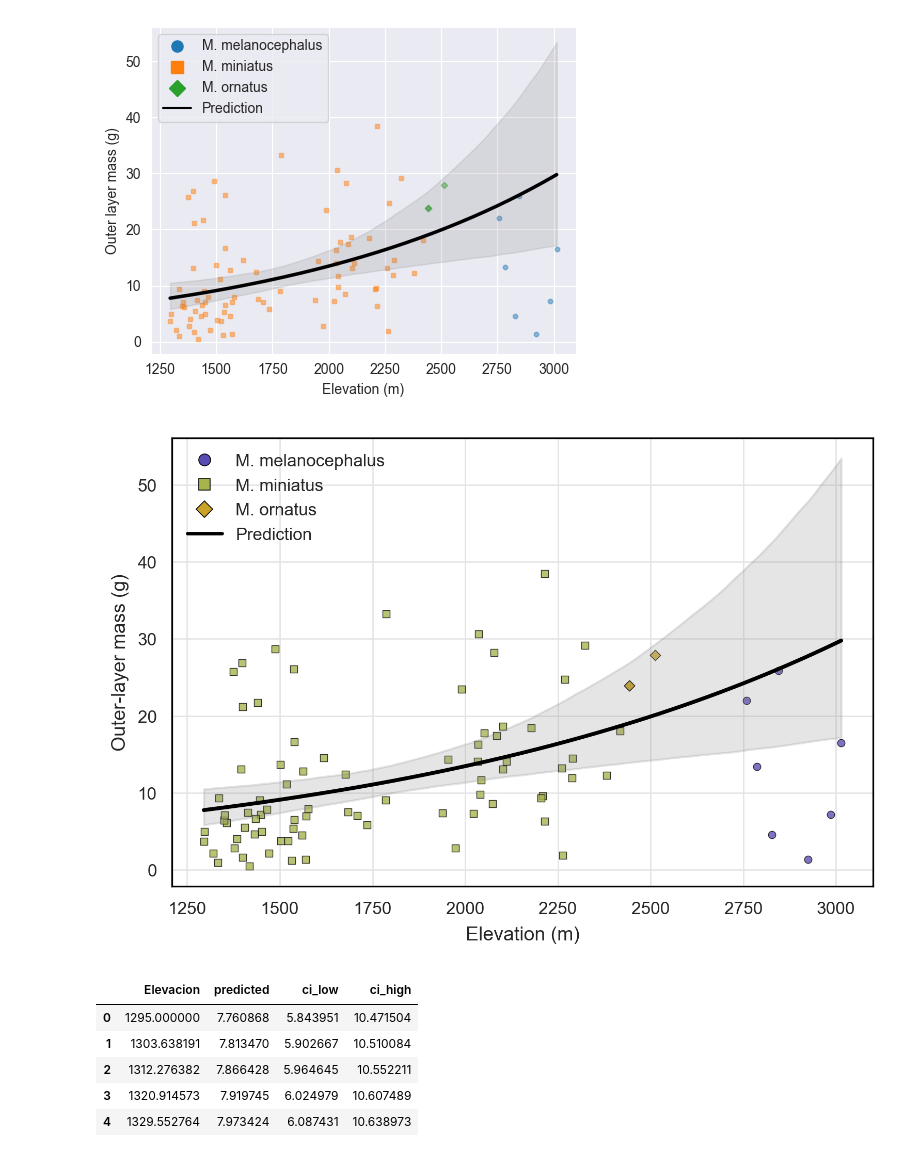
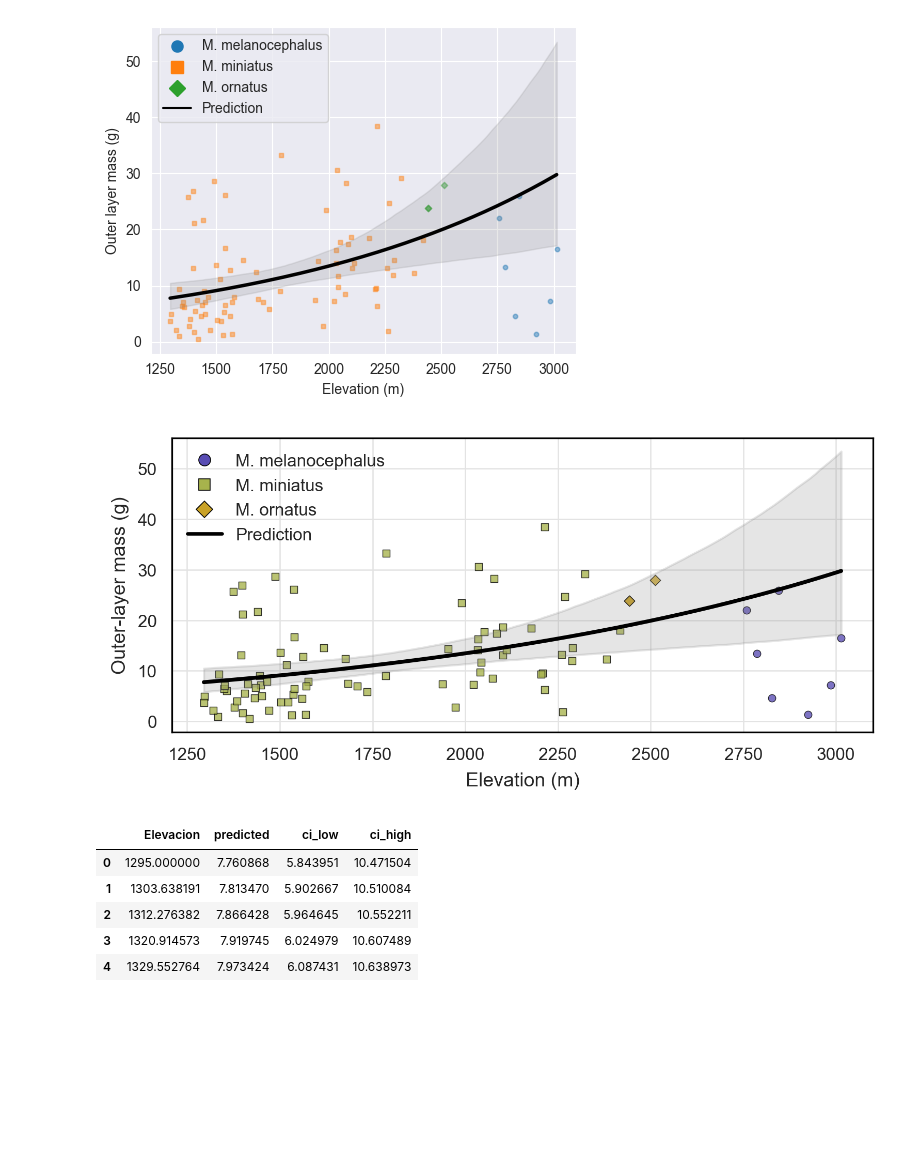
Before and after one commit to jorgelizarazo94/Myiborus_nests, a Jupyter notebook: Supplementary_1.ipynb, the cells around one changed output. Drawn from its saved outputs; the diff is of its cells as text; code cells hidden in the pictures; blank space fills up the shorter version.

```diff
--- a/Supplementary_1.ipynb
+++ b/Supplementary_1.ipynb
@@ -1219,7 +1219,7 @@ legend_fontsize = 8
 paper_facecolor = "white"
 grid_color = "#E3E3E3"
 
-fig, ax = plt.subplots(figsize=(5, 3.35), dpi=300, constrained_layout=True)
+fig, ax = plt.subplots(figsize=(5, 2.35), dpi=300, constrained_layout=True)
 fig.patch.set_facecolor(paper_facecolor)
 ax.set_facecolor(paper_facecolor)
 
@@ -1267,34 +1267,34 @@ legend_elements = [
         color="none",
         label=species_labels[sp],
     )
     for sp in species_order
 ]
 legend_elements.append(
     Line2D(
         [0], [0],
         linestyle="-",
         linewidth=1.6,
         color="black",
         label="Prediction",
     )
 )
 
 ax.legend(handles=legend_elements, frameon=False, fontsize=legend_fontsize, loc="best")
 ax.set_xlabel("Elevation (m)", fontsize=label_fontsize)
 ax.set_ylabel("Outer-layer mass (g)", fontsize=label_fontsize)
 ax.grid(True, color=grid_color, linewidth=0.6)
 
 for spine in ax.spines.values():
     spine.set_color("black")
     spine.set_linewidth(0.8)
 
 ax.tick_params(axis="both", labelsize=tick_fontsize)
 
 fig.savefig("glm_capa1_adjusted_prediction.png", dpi=300, facecolor=paper_facecolor, bbox_inches="tight")
 fig.savefig("Figures/glm_capa1_adjusted_prediction.png", dpi=300, facecolor=paper_facecolor, bbox_inches="tight")
 plt.show()
 # %% [output]
-[figure, old version]
+[figure, new version]
 # %%
 # elevation sequence
 elev_min = df_model_capa1['Elevacion'].min()
```
Also changed, not shown: 2 other files.
